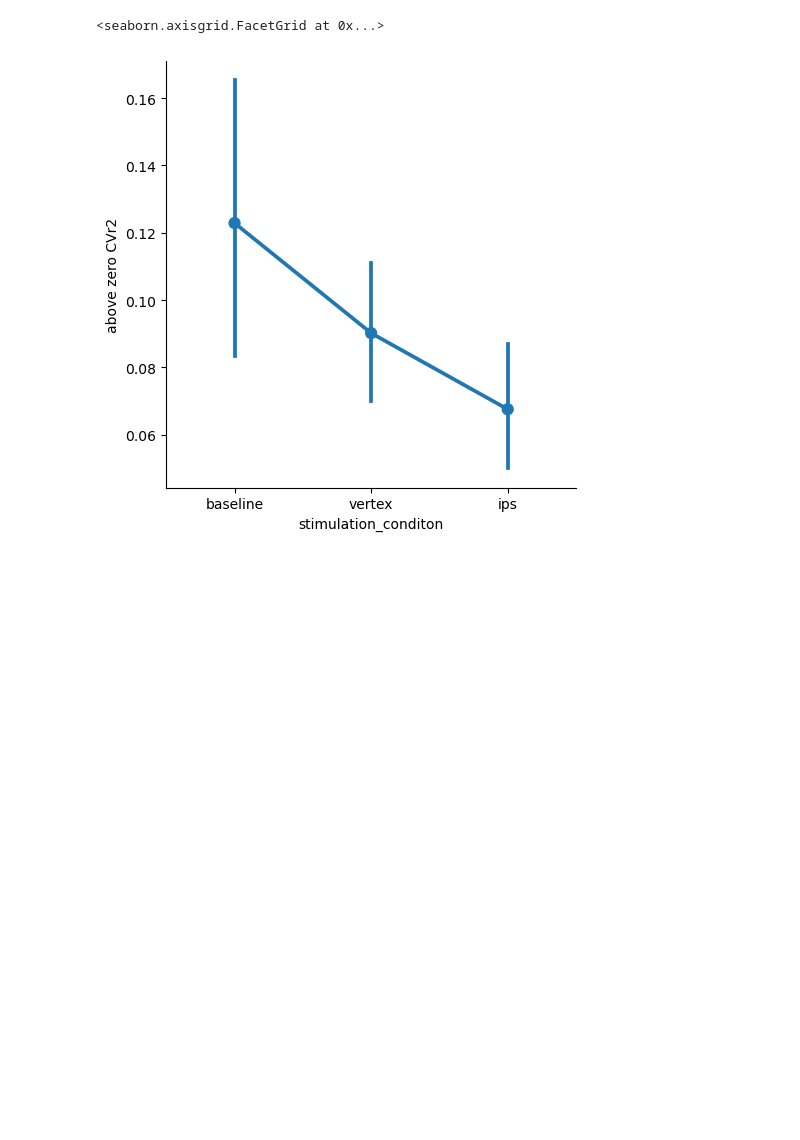
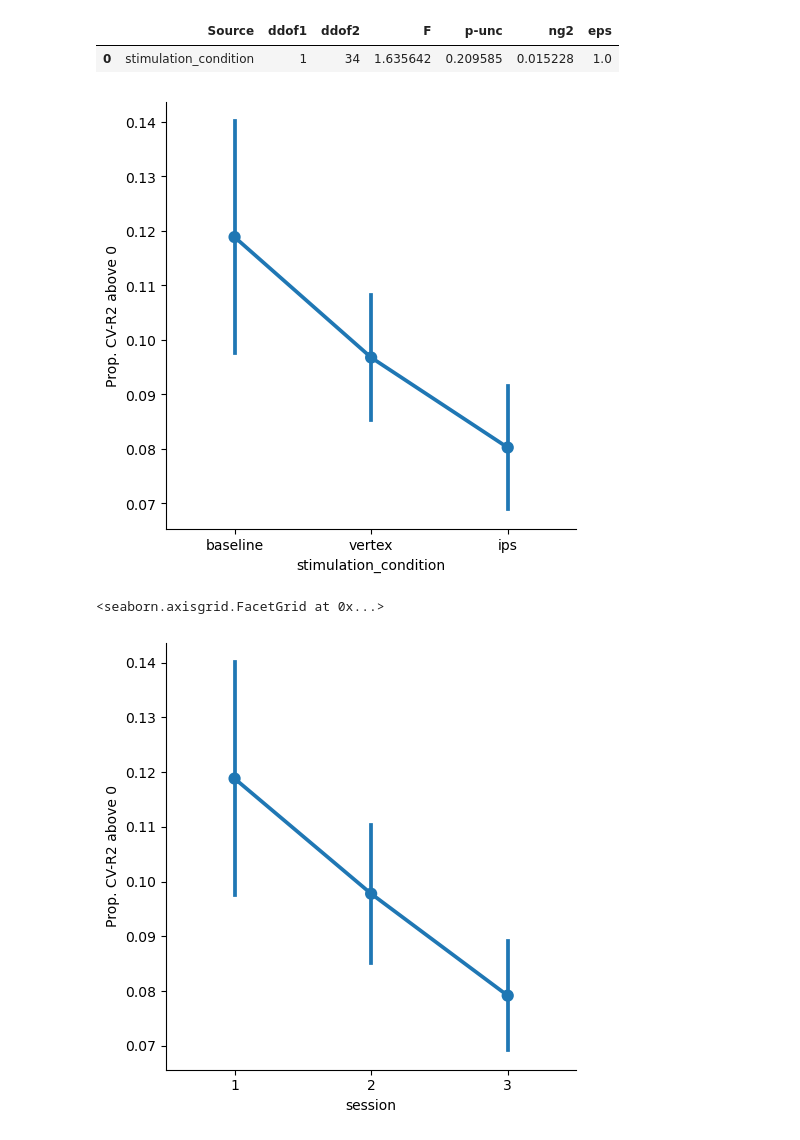
Before and after one commit to Gilles86/tms_risk, a Jupyter notebook: tms_risk/encoding_model/analyze_encoding_model.ipynb, the cells around one changed output. Cells and saved outputs as stored; diff of their text form; code cells hidden in the pictures; blank space fills up the shorter version.

```diff
--- a/tms_risk/encoding_model/analyze_encoding_model.ipynb
+++ b/tms_risk/encoding_model/analyze_encoding_model.ipynb
@@ -32,7 +54,17 @@ pars['stimulation_conditon'] = pars.reset_index().apply(lambda d: tms_conditions
 # %%
-cvr2 = pars.groupby(['subject', 'session', 'stimulation_conditon'])['cvr2'].apply(lambda d: (d> 0.0).mean()).to_frame('above zero CVr2').reset_index()
+cvr2 = pars.groupby(['subject', 'session', 'stimulation_condition'])['cvr2'].apply(lambda x: (x>0.0).mean()).to_frame('Prop. CV-R2 above 0')
 
-sns.catplot(cvr2.reset_index(), x='stimulation_conditon', y='above zero CVr2', kind='point')
+sns.catplot(cvr2.reset_index(), x='stimulation_condition', y='Prop. CV-R2 above 0', kind='point', errorbar='se', dodge=True)
+pingouin.rm_anova(cvr2.drop('baseline', level='stimulation_condition').reset_index(), dv='Prop. CV-R2 above 0', within='stimulation_condition', subject='subject')
 # %% [output]
-<seaborn.axisgrid.FacetGrid at 0x...>
+|  | Source | ddof1 | ddof2 | F | p-unc | ng2 | eps |
+| 0 | stimulation_condition | 1 | 34 | 1.635642 | 0.209585 | 0.015228 | 1.0 |
-[figure, old version]
+[figure, new version]
+# %%
+cvr2 = pars.groupby(['subject', 'session', 'stimulation_condition'])['cvr2'].apply(lambda x: (x>0.0).mean()).to_frame('Prop. CV-R2 above 0')
+
+sns.catplot(cvr2.reset_index(), x='session', y='Prop. CV-R2 above 0', kind='point', errorbar='se', dodge=True)
+# pingouin.rm_anova(cvr2.drop('baseline', level='stimulation_condition').reset_index(), dv='Prop. CV-R2 above 0', within='stimulation_condition', subject='subject')
+# %% [output]
+<seaborn.axisgrid.FacetGrid at 0x...>
+[figure, added]
```
Also changed, not shown: parts of 44 cells of this notebook.
